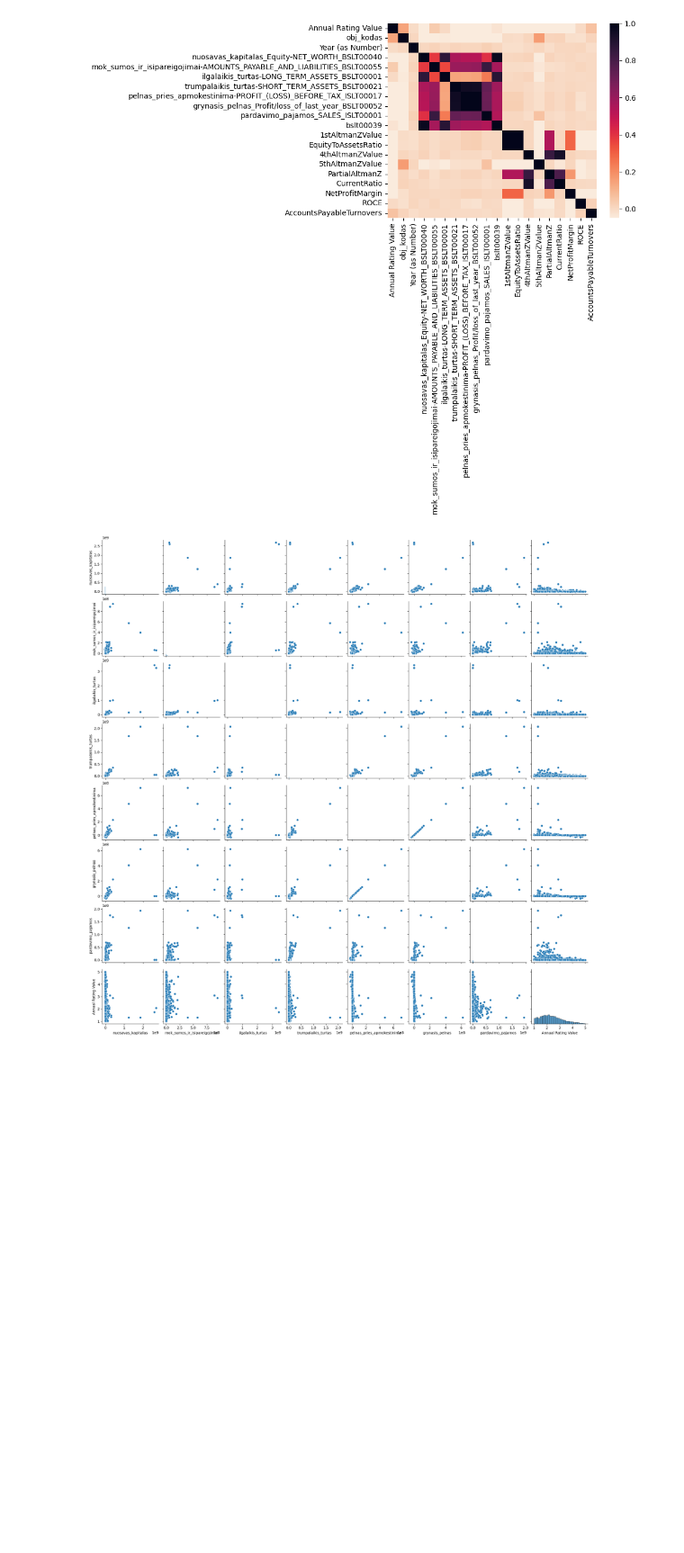
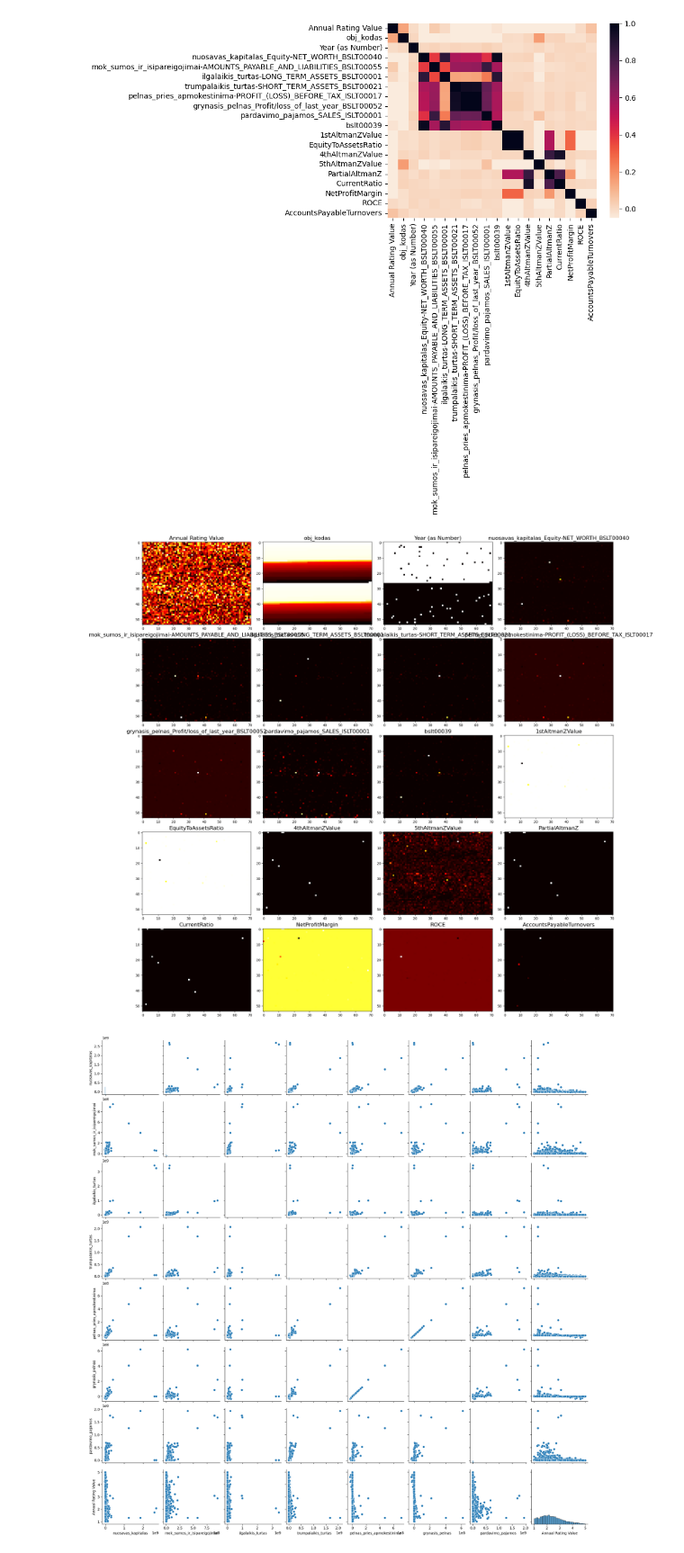
Before and after one commit to Juosir14/ktu-tyrimas, a Jupyter notebook: Tyrimas.ipynb, the cells around one changed output. Shown at 90% size. Drawn from its saved outputs; the diff is of its cells as text; code cells hidden in the pictures; blank space fills up the shorter version.

Commit message:
PixelOrientedVisualization

```diff
--- a/Tyrimas.ipynb
+++ b/Tyrimas.ipynb
@@ -275,6 +275,37 @@ ax = sns.heatmap(dataNoClead.corr(),
                  cmap = cmap)
 # %% [output]
 [figure]
+# %%
+# Example DataFrame
+
+df = pd.DataFrame(dataNoClead)
+
+# Normalize the data to 0-1
+df_normalized = (df - df.min()) / (df.max() - df.min())
+
+# Create a subplot for each column
+fig, axs = plt.subplots(5, 4, figsize=(20, 20))
+
+for i in range(5):
+    for j in range(4):
+        # Get the column data
+        col_index = i*4 + j
+        data = df_normalized.iloc[:, col_index]
+
+        # Reshape the data to a 2D array
+        data_2d = np.reshape(data.values, (54, 71))
+
+        # Create a pixel map using imshow
+        im = axs[i, j].imshow(data_2d, cmap='hot', interpolation='nearest')
+
+        # Set the title to the column name
+        axs[i, j].set_title(df.columns[col_index], fontsize=16)
+
+# Improve layout
+plt.tight_layout()
+plt.show()
+# %% [output]
+[figure, added]
 # %%
 sns.pairplot(dataNoClead, kind="scatter")
 plt.show()
```
